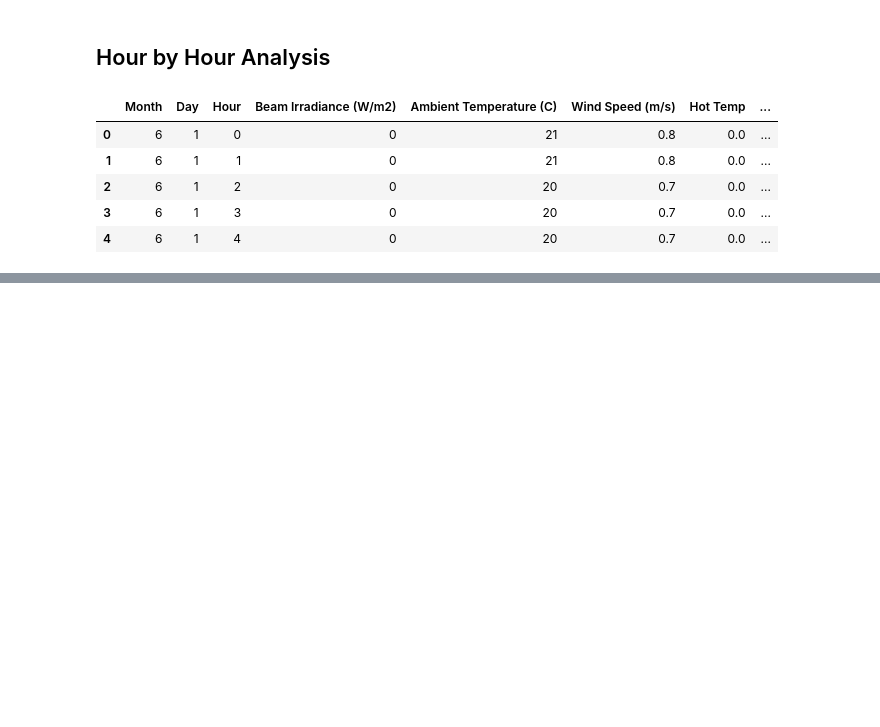
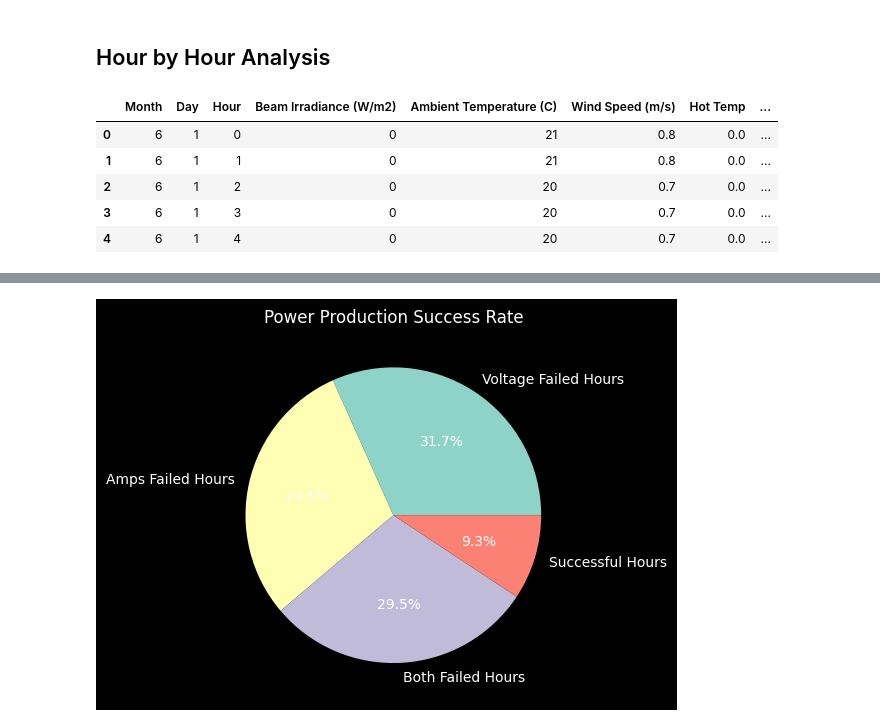
Before and after one commit to Willmac16/DFTS-Team-Seven, a Jupyter notebook: Project2.ipynb, the cells around one changed output, grey strips where cells are left out. Drawn from its saved outputs; the diff is of its cells as text; code cells hidden in the pictures; blank space fills up the shorter version.

```diff
--- a/Project2.ipynb
+++ b/Project2.ipynb
@@ -387,0 +394,24 @@ constant_frame.plot(x='Hour', y=['Amps', 'Voltage'], kind='line', title='Current
+# %%
+# Filter the dataframe to get the hours that fail to produce power
+voltage_failed_hours = constant_frame[constant_frame['Voltage'] < voltage_required]
+amps_failed_hours = constant_frame[constant_frame['Amps'] < current_required]
+both_failed_hours = constant_frame[(constant_frame['Voltage'] < voltage_required) & (constant_frame['Amps'] < current_required)]
+
+# Count the number of failed hours
+voltage_failed_hours_count = len(voltage_failed_hours)
+amps_failed_hours_count = len(amps_failed_hours)
+both_failed_hours_count = len(both_failed_hours)
+
+# Count the number of successful hours
+successful_hours_count = len(constant_frame) - voltage_failed_hours_count - amps_failed_hours_count + both_failed_hours_count
+
+# Create a pie chart
+plt.pie([voltage_failed_hours_count, amps_failed_hours_count, both_failed_hours_count, successful_hours_count],
+  labels=['Voltage Failed Hours', 'Amps Failed Hours', 'Both Failed Hours', 'Successful Hours'],
+  autopct='%1.1f%%')
+plt.title('Power Production Success Rate')
+
+# Display the pie chart
+plt.show()
+# %% [output]
+[figure, added]
```
Also changed, not shown: parts of 11 cells of this notebook.
